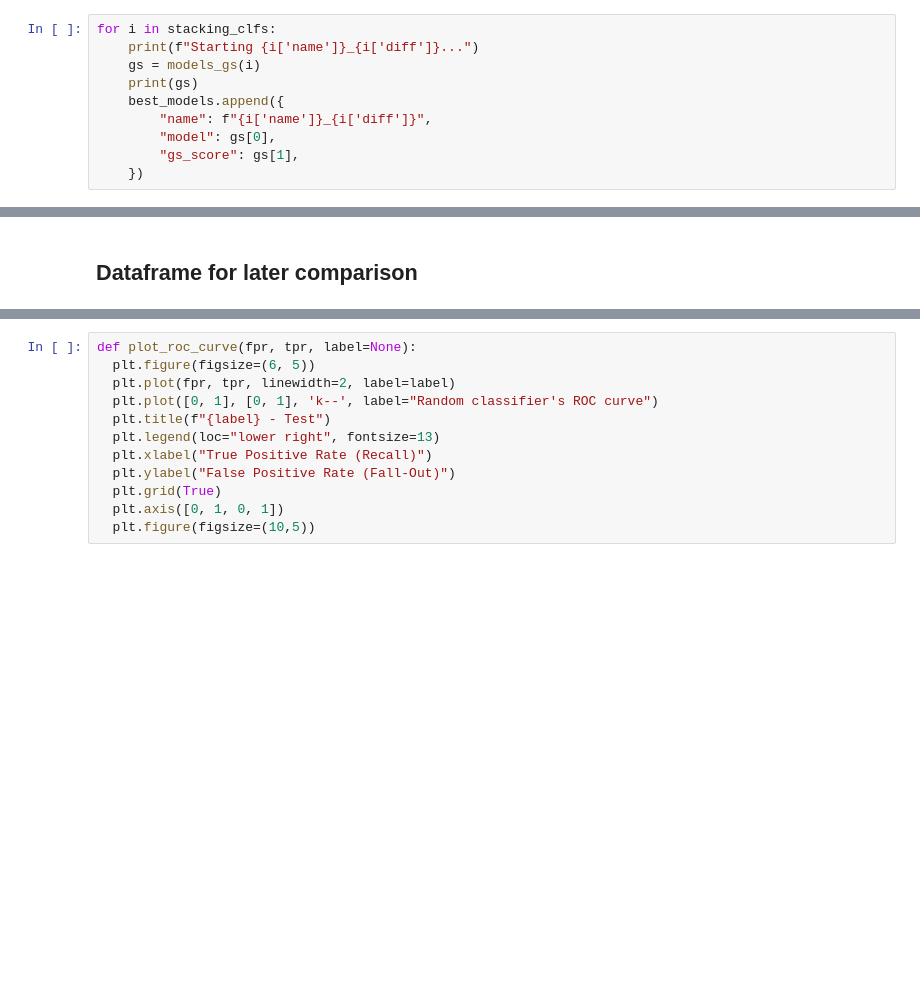
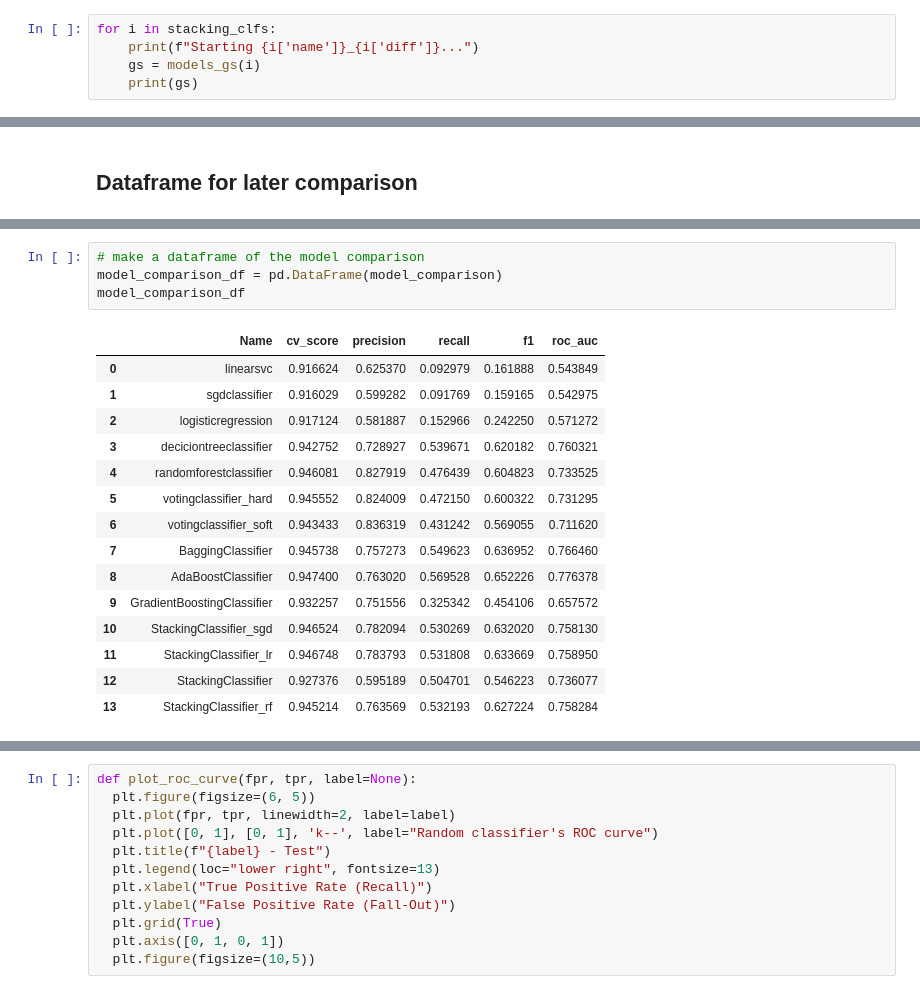
Before and after one commit to Floris-Buyse-FB/Data-Engineering-Project-2, a Jupyter notebook: scripts/AA_REC_SYSTEM_SUPERVISED.ipynb, the cells around one changed output, grey strips where cells are left out. Drawn from its saved outputs; the diff is of its cells as text; blank space fills up the shorter version.

```diff
--- a/scripts/AA_REC_SYSTEM_SUPERVISED.ipynb
+++ b/scripts/AA_REC_SYSTEM_SUPERVISED.ipynb
@@ -307,8 +437,3 @@ for i in stacking_clfs:
     print(f"Starting {i['name']}_{i['diff']}...")
     gs = models_gs(i)
     print(gs)
-    best_models.append({
-        "name": f"{i['name']}_{i['diff']}",
-        "model": gs[0],
-        "gs_score": gs[1],
-    })
@@ -340,2 +626,22 @@ model_comparison
+# %%
+# make a dataframe of the model comparison
+model_comparison_df = pd.DataFrame(model_comparison)
+model_comparison_df
+# %% [output]
+|  | Name | cv_score | precision | recall | f1 | roc_auc |
+| 0 | linearsvc | 0.916624 | 0.625370 | 0.092979 | 0.161888 | 0.543849 |
+| 1 | sgdclassifier | 0.916029 | 0.599282 | 0.091769 | 0.159165 | 0.542975 |
+| 2 | logisticregression | 0.917124 | 0.581887 | 0.152966 | 0.242250 | 0.571272 |
+| 3 | deciciontreeclassifier | 0.942752 | 0.728927 | 0.539671 | 0.620182 | 0.760321 |
+| 4 | randomforestclassifier | 0.946081 | 0.827919 | 0.476439 | 0.604823 | 0.733525 |
+| 5 | votingclassifier_hard | 0.945552 | 0.824009 | 0.472150 | 0.600322 | 0.731295 |
+| 6 | votingclassifier_soft | 0.943433 | 0.836319 | 0.431242 | 0.569055 | 0.711620 |
+| 7 | BaggingClassifier | 0.945738 | 0.757273 | 0.549623 | 0.636952 | 0.766460 |
+| 8 | AdaBoostClassifier | 0.947400 | 0.763020 | 0.569528 | 0.652226 | 0.776378 |
+| 9 | GradientBoostingClassifier | 0.932257 | 0.751556 | 0.325342 | 0.454106 | 0.657572 |
+| 10 | StackingClassifier_sgd | 0.946524 | 0.782094 | 0.530269 | 0.632020 | 0.758130 |
+| 11 | StackingClassifier_lr | 0.946748 | 0.783793 | 0.531808 | 0.633669 | 0.758950 |
+| 12 | StackingClassifier | 0.927376 | 0.595189 | 0.504701 | 0.546223 | 0.736077 |
+| 13 | StackingClassifier_rf | 0.945214 | 0.763569 | 0.532193 | 0.627224 | 0.758284 |
 # %%
 model_comparison.sort_values(by="precision", ascending=False)
```
Also changed, not shown: parts of 35 cells of this notebook, 2 other files.
